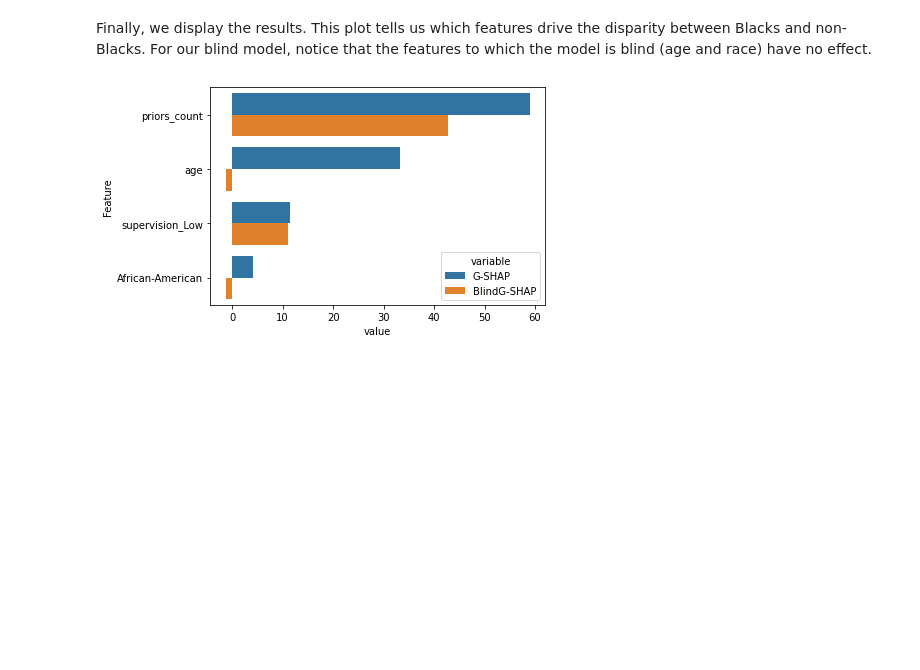
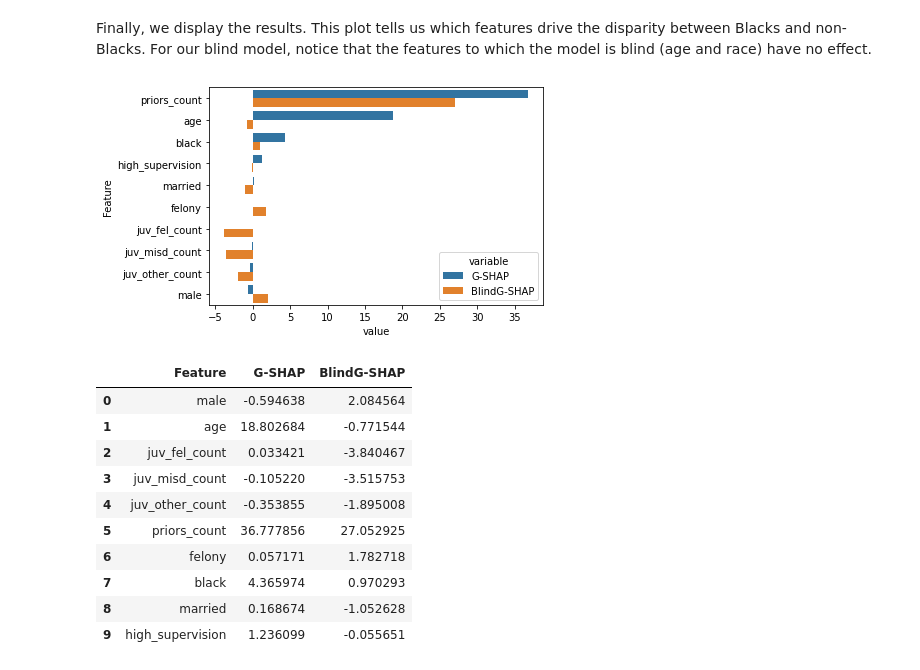
Before and after one commit to dsbowen/gshap, a Jupyter notebook: intergroup_differences.ipynb, the cells around one changed output. Drawn from its saved outputs; the diff is of its cells as text; code cells hidden in the pictures; blank space fills up the shorter version.

```diff
--- a/intergroup_differences.ipynb
+++ b/intergroup_differences.ipynb
@@ -106,7 +103,7 @@ plt.show()
 Compute the G-SHAP values for our original and blind models, where $g$ is `IntergroupDifference`. This measures the relative difference in predicted recidivism rates between Blacks and non-Blacks.
 # %%
 distance = intergroup.mean_relative_distance
-g = IntergroupDifference(X_test['African-American'], distance)
+g = IntergroupDifference(X_test['black'], distance)
 explainer = gshap.KernelExplainer(clf.predict, X_train, g)
 gshap_values = explainer.gshap_values(X_test, nsamples=32)
 # %%
@@ -114,15 +111,38 @@ explainer = gshap.KernelExplainer(blind_clf.predict, X_train, g)
 blind_gshap_values = explainer.gshap_values(X_test, nsamples=32)
 # %% [markdown]
 Finally, we display the results. This plot tells us which features drive the disparity between Blacks and non-Blacks. For our blind model, notice that the features to which the model is blind (age and race) have no effect.
+# %%
+df = pd.DataFrame({
+    'Feature': X.columns,
+    'G-SHAP': 100*gshap_values,
+    'BlindG-SHAP': 100*blind_gshap_values
+})
+df = df.sort_values('G-SHAP', ascending=False).reset_index(drop=True)
+df = df.melt('Feature', value_vars=('G-SHAP', 'BlindG-SHAP'))
+sns.barplot(y='Feature', x='value', hue='variable', data=df)
+plt.show()
+# %% [output]
+[figure, added]
 # %%
 df = pd.DataFrame({
     'Feature': X.columns,
     'G-SHAP': 100*gshap_values,
     'BlindG-SHAP': 100*blind_gshap_values
 })
-df = df.sort_values('G-SHAP', ascending=False).reset_index(drop=True)[:4]
-df = df.melt('Feature', value_vars=('G-SHAP', 'BlindG-SHAP'))
-sns.barplot(y='Feature', x='value', hue='variable', data=df)
-plt.show()
+df
+# df = df.sort_values('G-SHAP', ascending=False).reset_index(drop=True)[:4]
+# df = df.melt('Feature', value_vars=('G-SHAP', 'BlindG-SHAP'))
+# sns.barplot(y='Feature', x='value', hue='variable', data=df)
+# plt.show()
 # %% [output]
-[figure, removed]
+|  | Feature | G-SHAP | BlindG-SHAP |
+| 0 | male | -0.594638 | 2.084564 |
+| 1 | age | 18.802684 | -0.771544 |
+| 2 | juv_fel_count | 0.033421 | -3.840467 |
+| 3 | juv_misd_count | -0.105220 | -3.515753 |
+| 4 | juv_other_count | -0.353855 | -1.895008 |
+| 5 | priors_count | 36.777856 | 27.052925 |
+| 6 | felony | 0.057171 | 1.782718 |
+| 7 | black | 4.365974 | 0.970293 |
+| 8 | married | 0.168674 | -1.052628 |
+| 9 | high_supervision | 1.236099 | -0.055651 |
```
Also changed, not shown: parts of 7 cells of this notebook, 6 other files.
